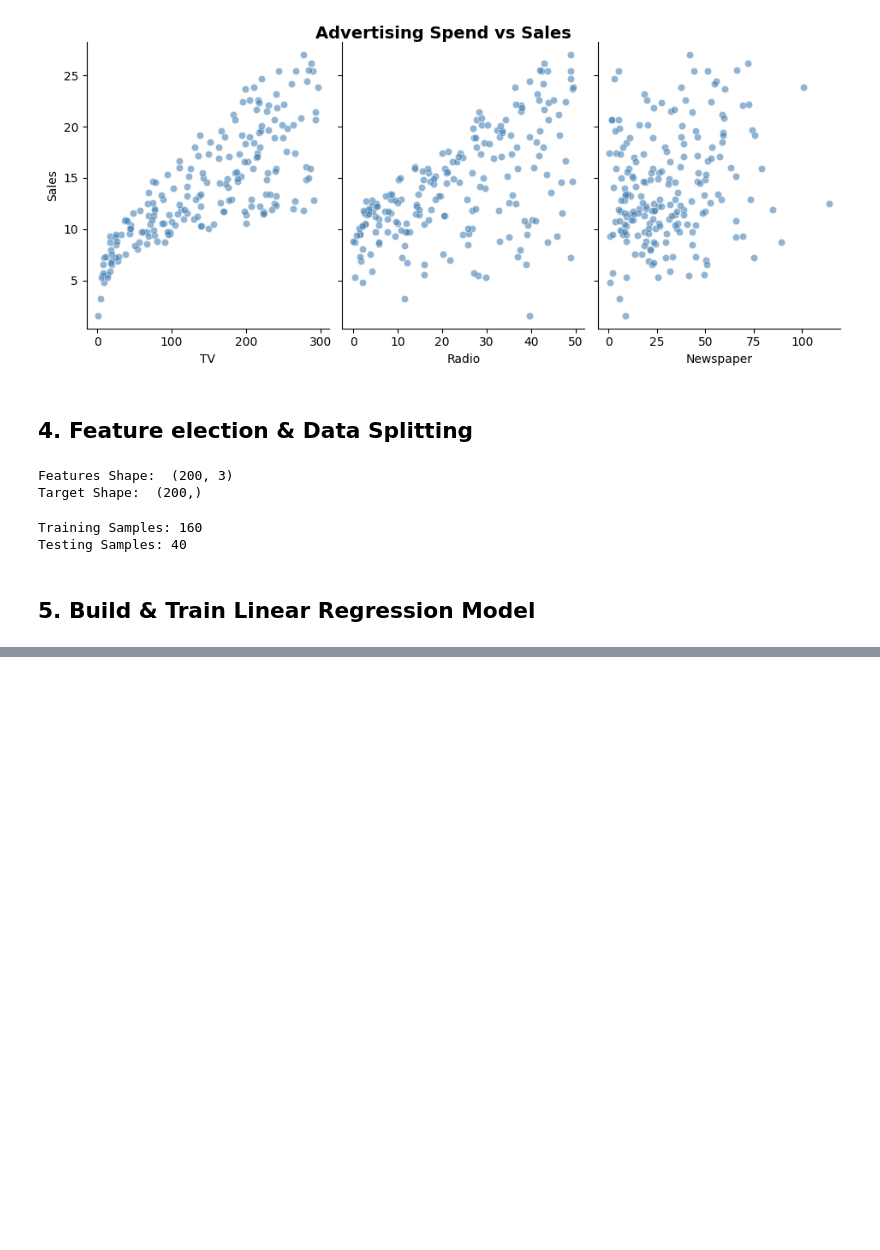
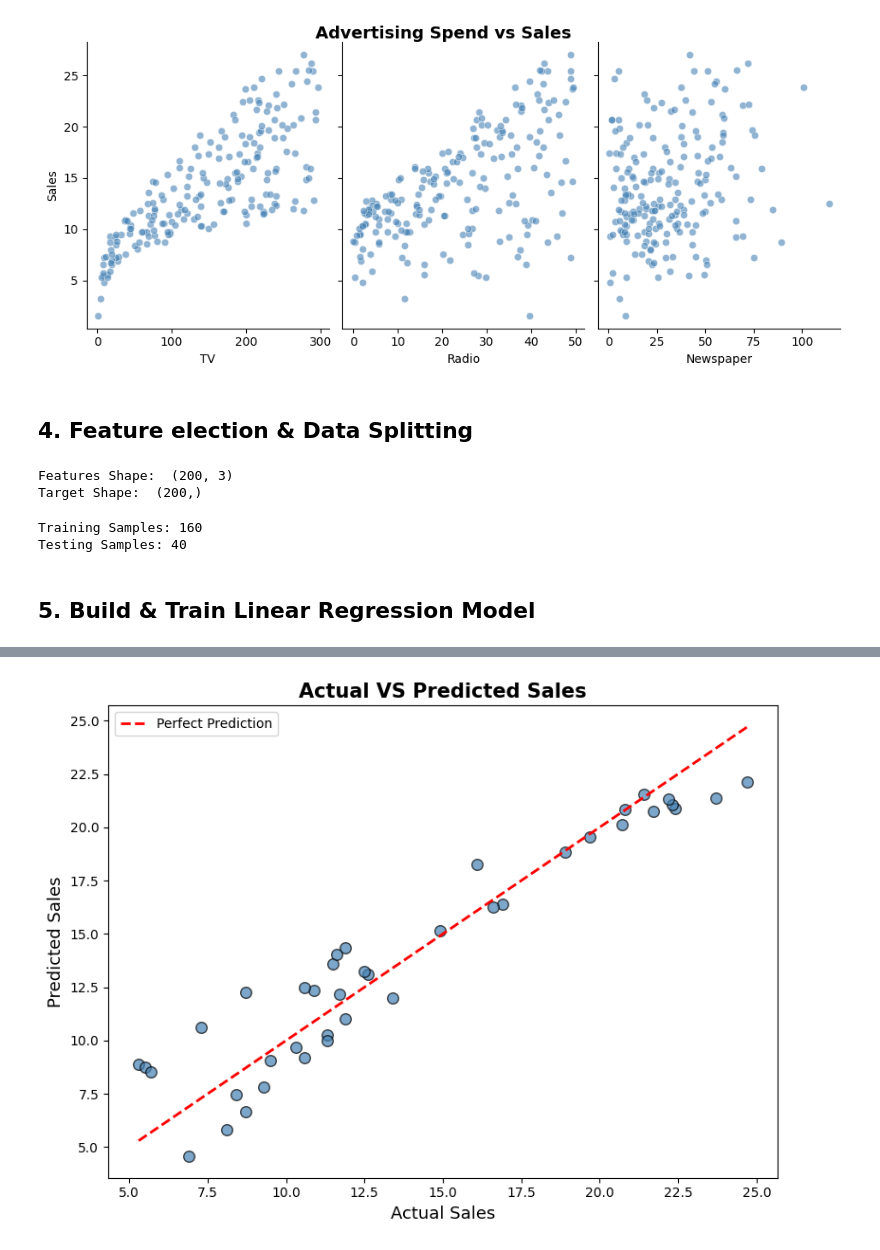
Before and after one commit to Dhyan-Shah/OIB_Data_Science_Internship, a Jupyter notebook: Task_5_Sales_Prediction/Sales_Prediction.ipynb, the cells around one changed output, grey strips where cells are left out. Cells and saved outputs as stored; diff of their text form; code cells hidden in the pictures; blank space fills up the shorter version.

```diff
--- a/Task_5_Sales_Prediction/Sales_Prediction.ipynb
+++ b/Task_5_Sales_Prediction/Sales_Prediction.ipynb
@@ -138,3 +138,12 @@ Training Samples: 160
 Testing Samples: 40
 # %% [markdown]
 ## 5. Build & Train Linear Regression Model
+# %%
+model=LinearRegression()
+model.fit(X_train, y_train)
+
+print('Model trained successfully')
+print(f'Intercepts: {model.intercept_:.4f}')
+print('\nCoefficients')
+for feat, coef in zip(X.columns, model.coef_):
+    print(f'{feat:12s}: {coef:.4f}')
@@ -140,0 +160,14 @@ Testing Samples: 40
+# %%
+y_pred=model.predict(X_test)
+
+mae=mean_absolute_error(y_test, y_pred)
+mse=mean_squared_error(y_test, y_pred)
+rmse=np.sqrt(mse)
+r2=r2_score(y_test, y_pred)
+
+print('Model Evaluation Metrics: ')
+print(f'Mean Absolute Error: {mae:.4f}')
+print(f'Mean Squared Error: {mse:.4f}')
+print(f'Root Mean Squared Error: {rmse:.4f}')
+print(f'R2 score: {r2:.4f}')
+print(f'\nModel explains {r2*100:.2f}% of the variance in Sales.')
@@ -140,0 +182,16 @@ Testing Samples: 40
+# %%
+#Actual vs Predicted Score
+plt.figure(figsize=(8,6))
+plt.scatter(y_test, y_pred, color='steelblue', edgecolors='black', alpha=0.7, s=70)
+plt.plot([y_test.min(), y_test.max()],
+         [y_test.min(), y_test.max()],
+         'r--', lw=2, label='Perfect Prediction'
+        )
+plt.xlabel('Actual Sales',fontsize=13)
+plt.ylabel('Predicted Sales', fontsize=13)
+plt.title('Actual VS Predicted Sales', fontsize=15, fontweight='bold')
+plt.legend()
+plt.tight_layout()
+plt.show()
+# %% [output]
+[figure, added]
```
Also changed, not shown: parts of 10 cells of this notebook, 1 other file.
